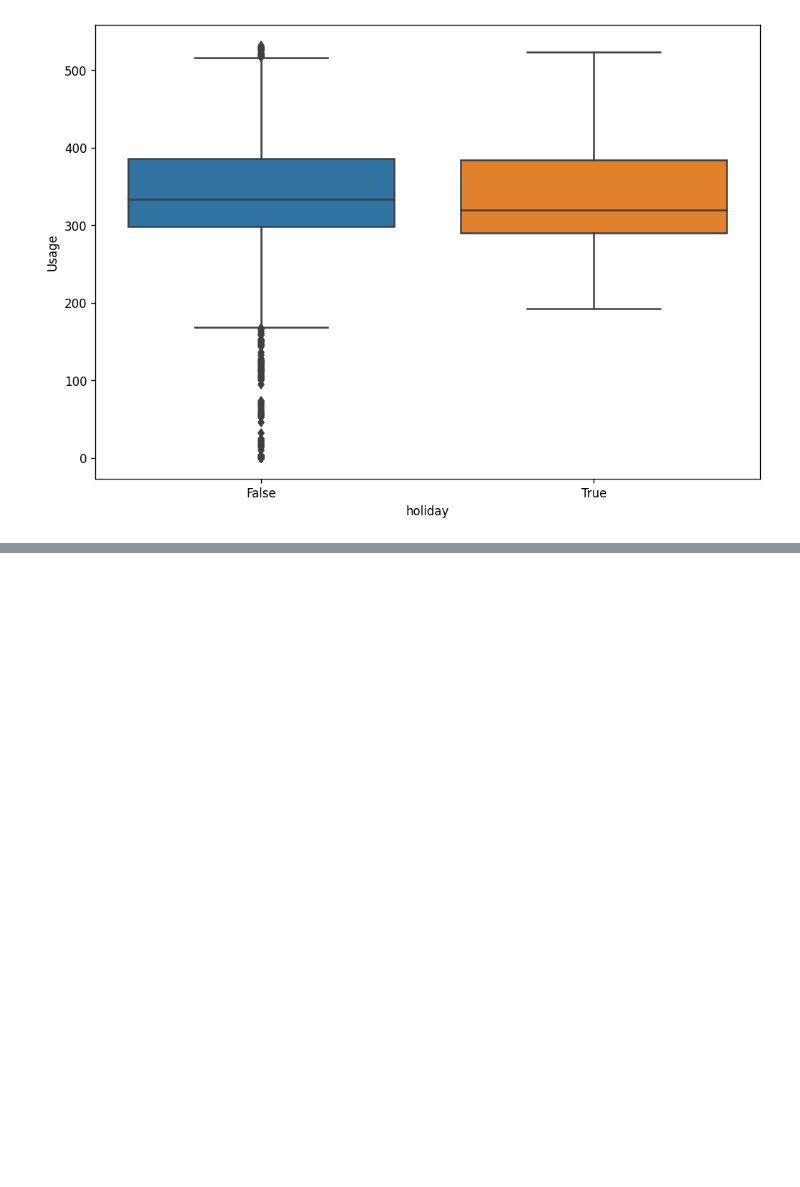
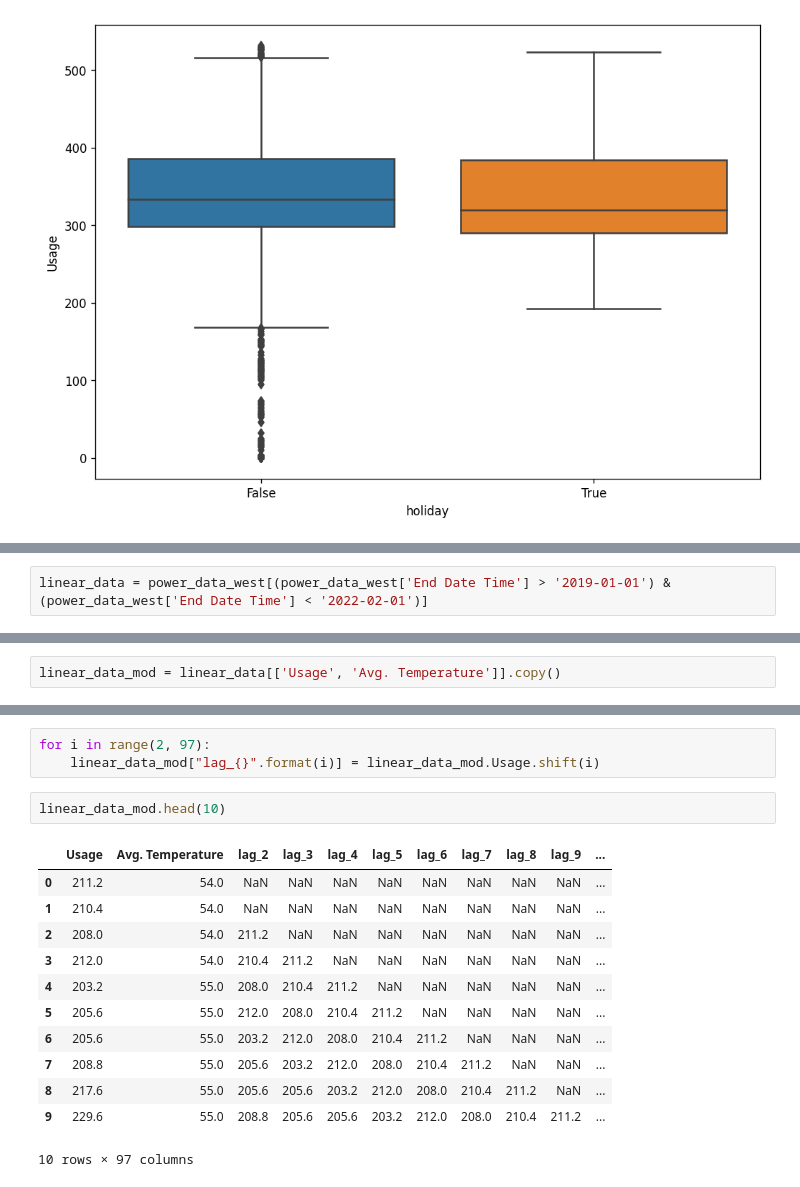
Before and after one commit to vsistla/w210-capstone-energyloadpredictor, a Jupyter notebook: eda/dkumar/PowerLoadPrediction - West EDA.ipynb, the cells around one changed output, grey strips where cells are left out. Drawn from its saved outputs; the diff is of its cells as text; blank space fills up the shorter version.

```diff
--- a/eda/dkumar/PowerLoadPrediction - West EDA.ipynb
+++ b/eda/dkumar/PowerLoadPrediction - West EDA.ipynb
@@ -454,0 +457,2 @@ boxplot(power_data_west_2021['holiday'], power_data_west_2021['Usage'])
+# %%
+linear_data = power_data_west[(power_data_west['End Date Time'] > '2019-01-01') & (power_data_west['End Date Time'] < '2022-02-01')]
@@ -454,0 +487,2 @@ boxplot(power_data_west_2021['holiday'], power_data_west_2021['Usage'])
+# %%
+linear_data_mod = linear_data[['Usage', 'Avg. Temperature']].copy()
@@ -454,0 +503,18 @@ boxplot(power_data_west_2021['holiday'], power_data_west_2021['Usage'])
+# %%
+for i in range(2, 97):
+    linear_data_mod["lag_{}".format(i)] = linear_data_mod.Usage.shift(i)
+# %%
+linear_data_mod.head(10)
+# %% [output]
+|  | Usage | Avg. Temperature | lag_2 | lag_3 | lag_4 | lag_5 | lag_6 | lag_7 | lag_8 | lag_9 | ... |
+| 0 | 211.2 | 54.0 | NaN | NaN | NaN | NaN | NaN | NaN | NaN | NaN | ... |
+| 1 | 210.4 | 54.0 | NaN | NaN | NaN | NaN | NaN | NaN | NaN | NaN | ... |
+| 2 | 208.0 | 54.0 | 211.2 | NaN | NaN | NaN | NaN | NaN | NaN | NaN | ... |
+| 3 | 212.0 | 54.0 | 210.4 | 211.2 | NaN | NaN | NaN | NaN | NaN | NaN | ... |
+| 4 | 203.2 | 55.0 | 208.0 | 210.4 | 211.2 | NaN | NaN | NaN | NaN | NaN | ... |
+| 5 | 205.6 | 55.0 | 212.0 | 208.0 | 210.4 | 211.2 | NaN | NaN | NaN | NaN | ... |
+| 6 | 205.6 | 55.0 | 203.2 | 212.0 | 208.0 | 210.4 | 211.2 | NaN | NaN | NaN | ... |
+| 7 | 208.8 | 55.0 | 205.6 | 203.2 | 212.0 | 208.0 | 210.4 | 211.2 | NaN | NaN | ... |
+| 8 | 217.6 | 55.0 | 205.6 | 205.6 | 203.2 | 212.0 | 208.0 | 210.4 | 211.2 | NaN | ... |
+| 9 | 229.6 | 55.0 | 208.8 | 205.6 | 205.6 | 203.2 | 212.0 | 208.0 | 210.4 | 211.2 | ... |
+10 rows × 97 columns
```
Also changed, not shown: parts of 13 cells of this notebook.
